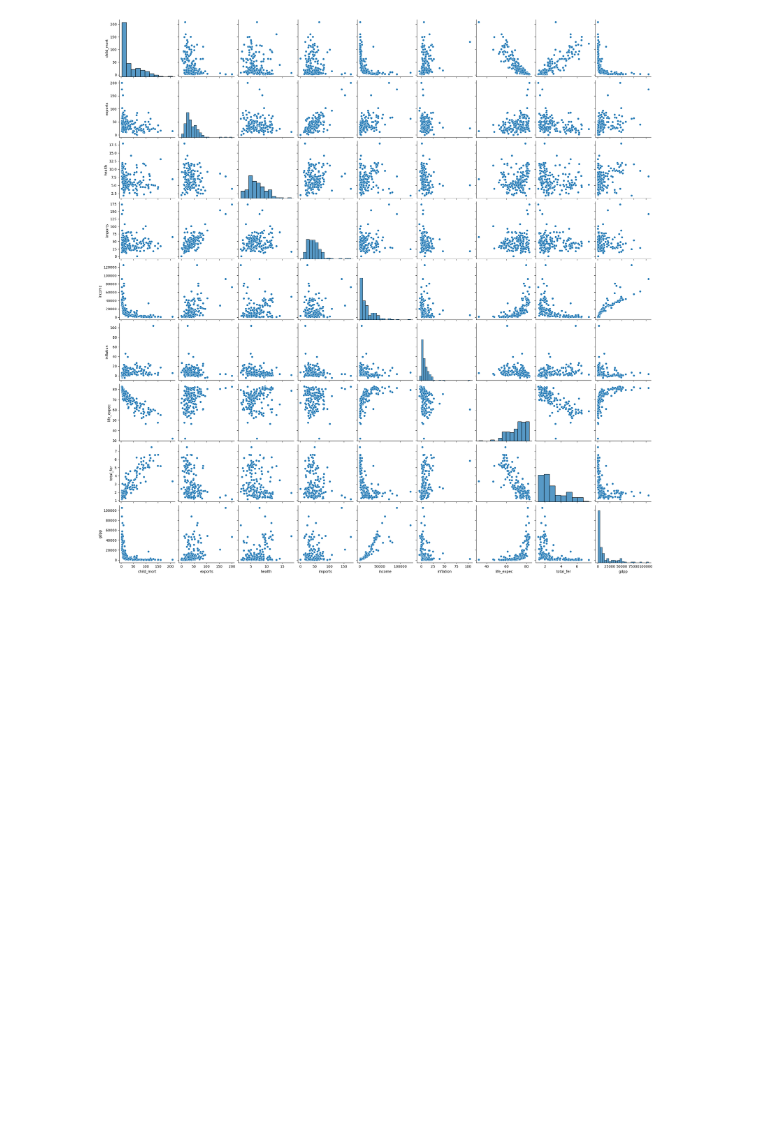
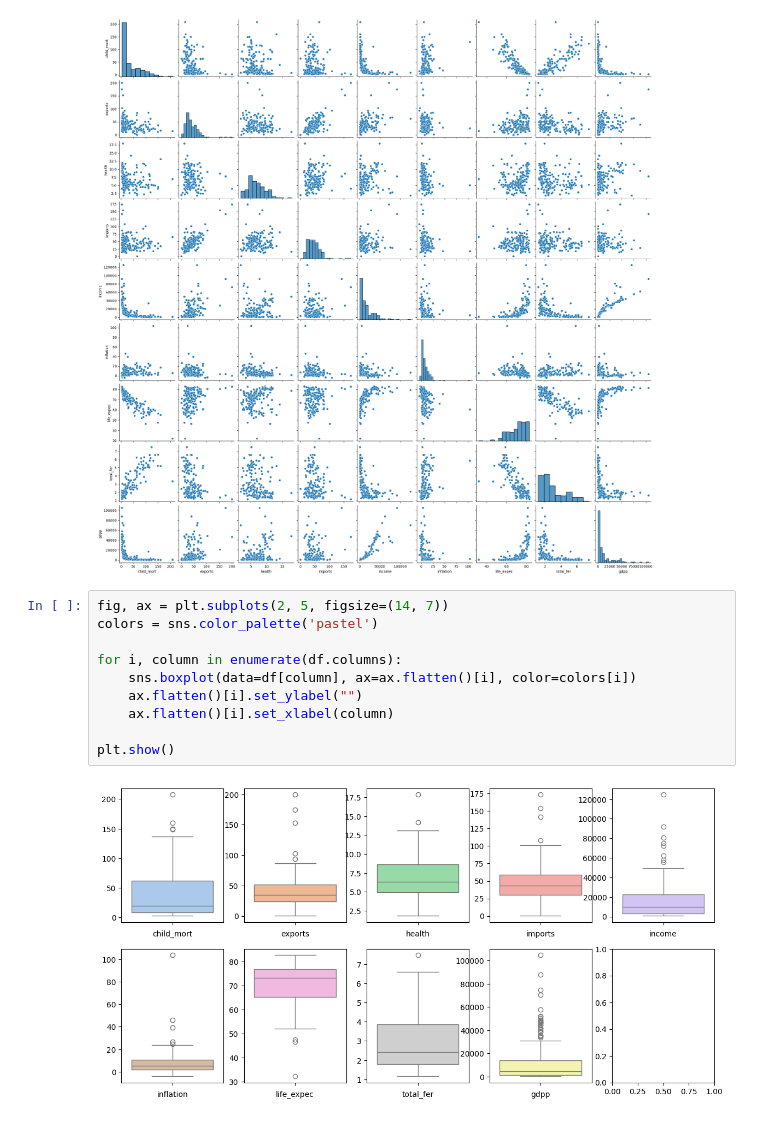
Before and after one commit to Dhonrian/pos_ifnet, a Jupyter notebook: 25E4_2/clusterizacao.ipynb, the cells around one changed output. Cells and saved outputs as stored; diff of their text form; blank space fills up the shorter version.

```diff
--- a/25E4_2/clusterizacao.ipynb
+++ b/25E4_2/clusterizacao.ipynb
@@ -66,3 +72,15 @@ sns.pairplot(df)
 # %% [output]
 <seaborn.axisgrid.PairGrid at 0x...>
 [figure]
+# %%
+fig, ax = plt.subplots(2, 5, figsize=(14, 7))
+colors = sns.color_palette('pastel')
+
+for i, column in enumerate(df.columns):
+    sns.boxplot(data=df[column], ax=ax.flatten()[i], color=colors[i])
+    ax.flatten()[i].set_ylabel("")
+    ax.flatten()[i].set_xlabel(column)
+
+plt.show()
+# %% [output]
+[figure, added]
```
Also changed, not shown: parts of 8 cells of this notebook.
